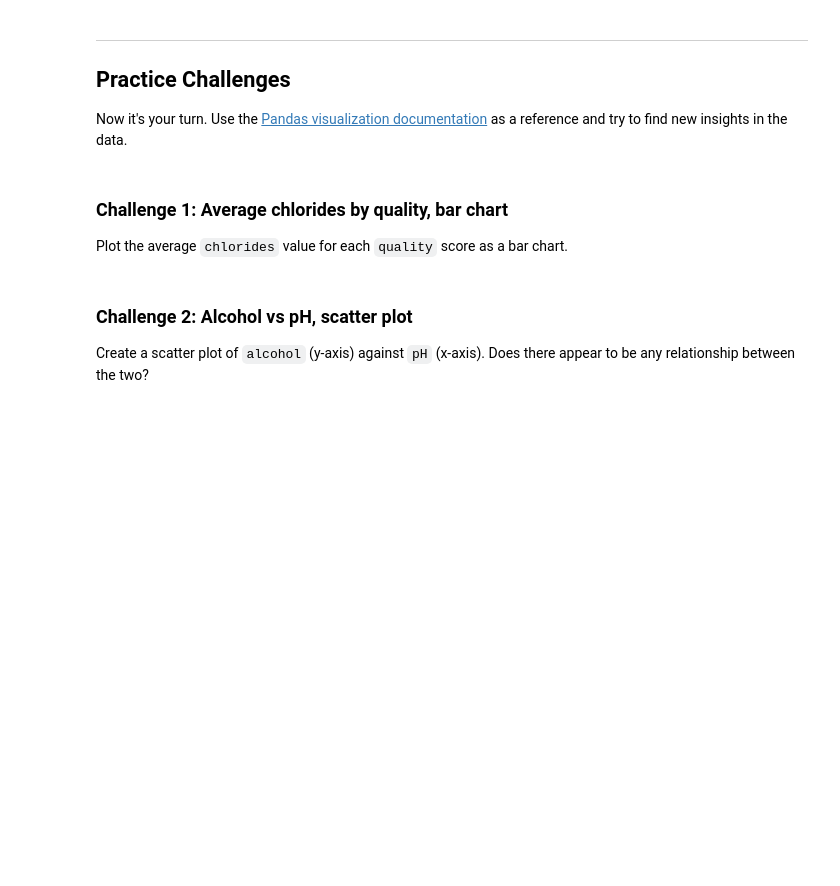
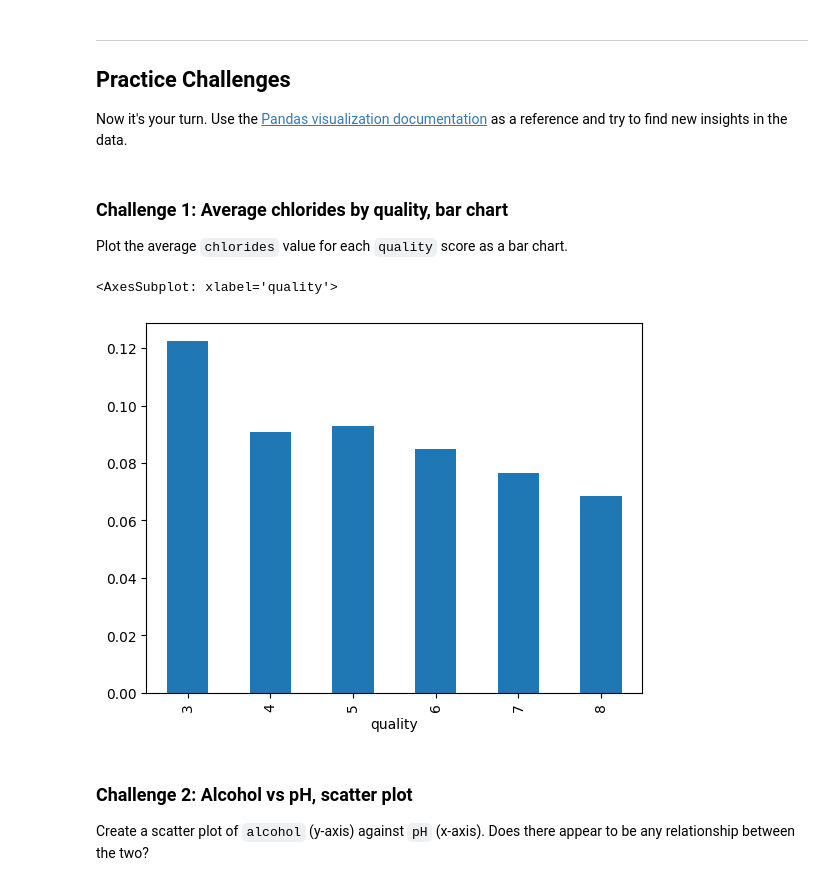
Before and after one commit to Prndxt/panda_practice, a Jupyter notebook: 1_Pandas/03_Introduction_to_Visualization.ipynb, the cells around one changed output. Cells and saved outputs as stored; diff of their text form; code cells hidden in the pictures; blank space fills up the shorter version.

```diff
--- a/1_Pandas/03_Introduction_to_Visualization.ipynb
+++ b/1_Pandas/03_Introduction_to_Visualization.ipynb
@@ -143,6 +167,10 @@ Now it's your turn. Use the [Pandas visualization documentation](https://pandas.
 Plot the average `chlorides` value for each `quality` score as a bar chart.
 # %%
 # YOUR CODE HERE
+df.groupby("quality")["chlorides"].mean().plot(kind="bar")
+# %% [output]
+<AxesSubplot: xlabel='quality'>
+[figure, added]
 # %% [markdown]
 ### Challenge 2: Alcohol vs pH, scatter plot
 
```
Also changed, not shown: parts of 12 cells of this notebook, 7 other files.
